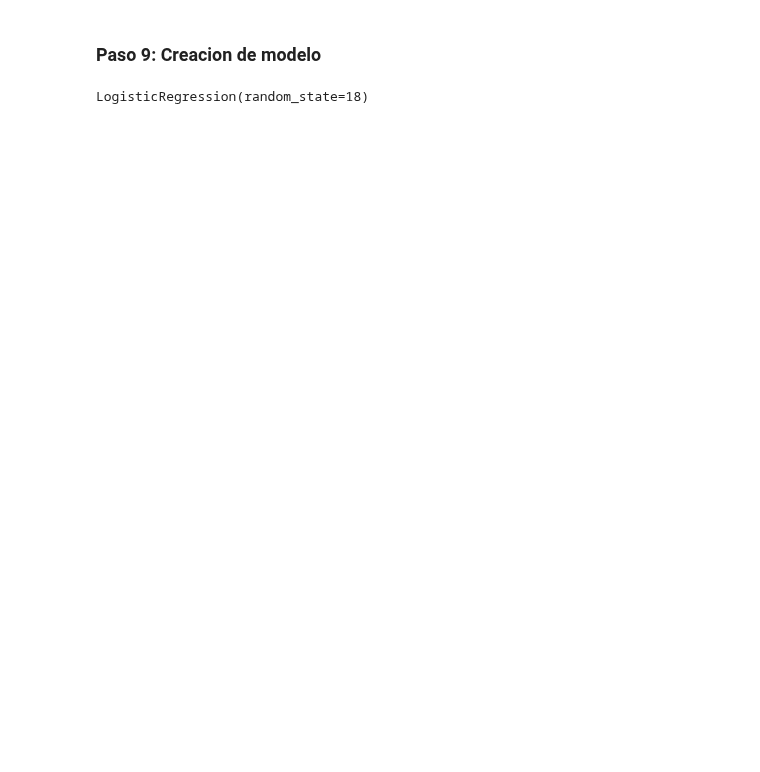
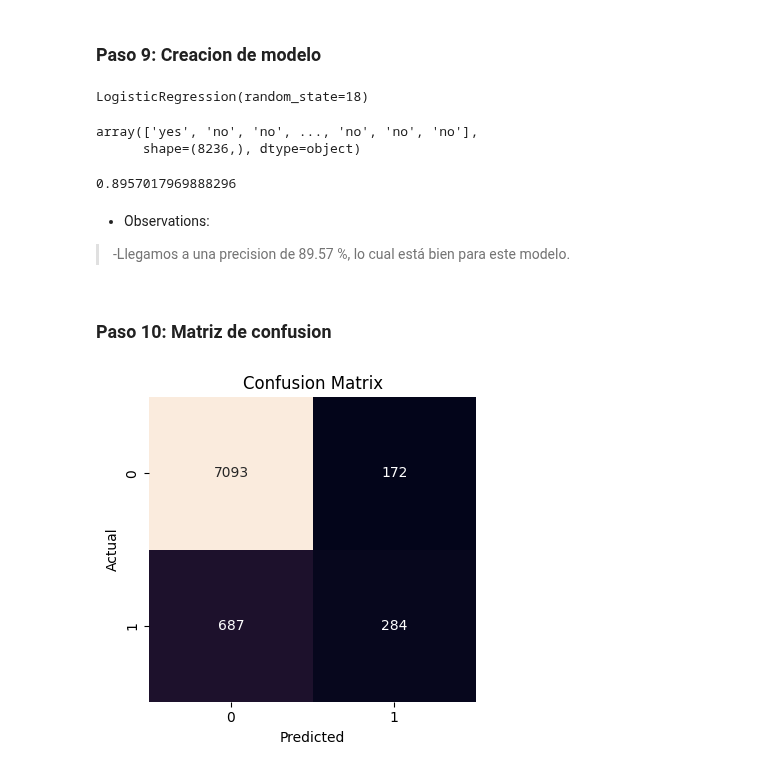
Before and after one commit to 4GeeksAcademy/GuilloMansa-MachineLearning, a Jupyter notebook: src/01-logistic-regression.ipynb, the cells around one changed output. Saved outputs shown, nothing was run; the diff lists cells and outputs as text; code cells hidden in the pictures; blank space fills up the shorter version.

```diff
--- a/src/01-logistic-regression.ipynb
+++ b/src/01-logistic-regression.ipynb
@@ -401,0 +447,15 @@ y_test.shape
+# %%
+# Select only numeric columns + encoded columns
+columns_to_scale = ["age", "duration", "campaign", "previous", "emp.var.rate", "cons.conf.idx"] + [column for column in X_train_final.columns if column.endswith("_le")]
+
+# Standard Scaler
+scaler = StandardScaler()
+scaler.fit(X_train_final[columns_to_scale])
+X_train_scaled = scaler.transform(X_train_final[columns_to_scale])
+X_test_scaled  = scaler.transform(X_test_final[columns_to_scale])
+
+# Convert to DataFrame
+X_train_scaled_df = pd.DataFrame(X_train_scaled, columns=columns_to_scale)
+X_test_scaled_df  = pd.DataFrame(X_test_scaled, columns=columns_to_scale)
+
+X_train_scaled_df.head()
@@ -445,5 +490,43 @@ warnings.warn = warn
 # %%
-model = LogisticRegression(random_state=18)
-model.fit(X_train, y_train)
+# Create the model
+model = LogisticRegression(random_state = 18)
+
+# Train the model
+model.fit(X_train_scaled_df, y_train)
 # %% [output]
 LogisticRegression(random_state=18)
+# %%
+# Make predictions on the test set
+y_pred = model.predict(X_test_scaled_df)
+y_pred
+# %% [output]
+array(['yes', 'no', 'no', ..., 'no', 'no', 'no'],
+      shape=(8236,), dtype=object)
+# %%
+# Evaluate accuracy
+model_accuracy = accuracy_score(y_test, y_pred)
+model_accuracy
+# %% [output]
+0.8957017969888296
+# %% [markdown]
+- Observations:
+
+>-Llegamos a una precision de 89.57 %, lo cual está bien para este modelo.
+# %% [markdown]
+### Paso 10: Matriz de confusion
+# %%
+# Confusion Matrix
+cm = confusion_matrix(y_test, y_pred)
+df_cm = pd.DataFrame(cm)
+
+# Chart
+plt.figure(figsize = (4, 4))
+sns.heatmap(df_cm, annot = True, fmt = "d", cbar = False)
+plt.xlabel("Predicted")
+plt.ylabel("Actual")
+plt.title("Confusion Matrix")
+
+plt.tight_layout()
+plt.show()
+# %% [output]
+[figure, added]
```
Also changed, not shown: parts of 30 cells of this notebook.
